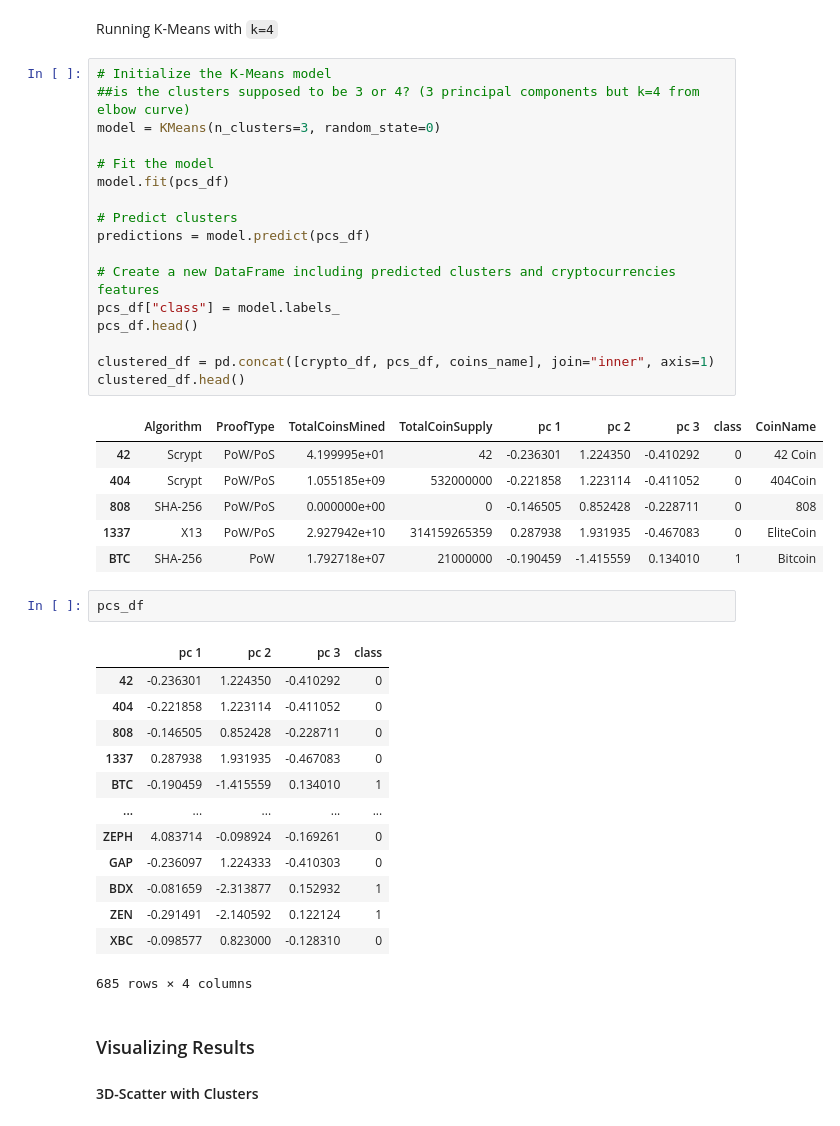
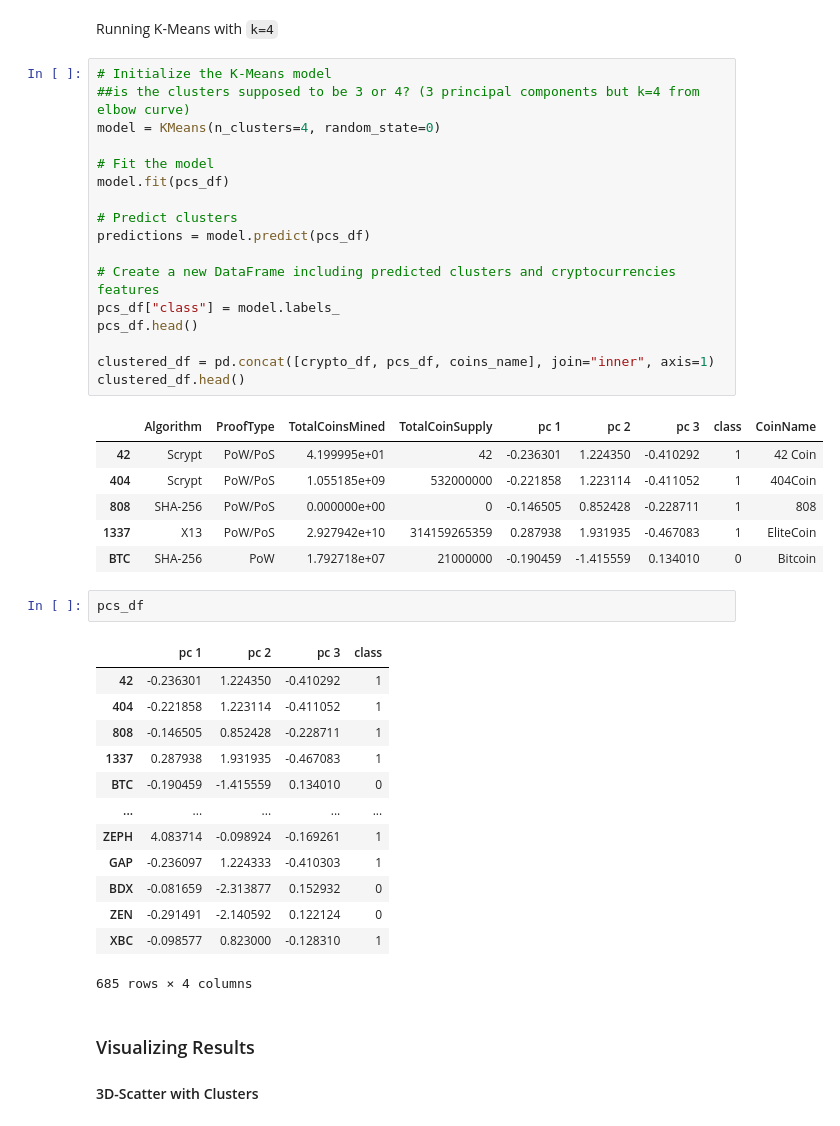
Before and after one commit to Kmaldonado18/unit13-challenge, a Jupyter notebook: Starter_Files/crypto_clustering.ipynb, the cells around one changed output. Saved outputs shown, nothing was run; the diff lists cells and outputs as text.

```diff
--- a/Starter_Files/crypto_clustering.ipynb
+++ b/Starter_Files/crypto_clustering.ipynb
@@ -291,42 +291,42 @@ Running K-Means with `k=4`
 # %%
 # Initialize the K-Means model
 ##is the clusters supposed to be 3 or 4? (3 principal components but k=4 from elbow curve)
-model = KMeans(n_clusters=3, random_state=0)
+model = KMeans(n_clusters=4, random_state=0)
 
 # Fit the model
 model.fit(pcs_df)
 
 # Predict clusters
 predictions = model.predict(pcs_df)
 
 # Create a new DataFrame including predicted clusters and cryptocurrencies features
 pcs_df["class"] = model.labels_
 pcs_df.head()
 
 clustered_df = pd.concat([crypto_df, pcs_df, coins_name], join="inner", axis=1)
 clustered_df.head()
 # %% [output]
 |  | Algorithm | ProofType | TotalCoinsMined | TotalCoinSupply | pc 1 | pc 2 | pc 3 | class | CoinName |
-| 42 | Scrypt | PoW/PoS | 4.199995e+01 | 42 | -0.236301 | 1.224350 | -0.410292 | 0 | 42 Coin |
-| 404 | Scrypt | PoW/PoS | 1.055185e+09 | 532000000 | -0.221858 | 1.223114 | -0.411052 | 0 | 404Coin |
-| 808 | SHA-256 | PoW/PoS | 0.000000e+00 | 0 | -0.146505 | 0.852428 | -0.228711 | 0 | 808 |
-| 1337 | X13 | PoW/PoS | 2.927942e+10 | 314159265359 | 0.287938 | 1.931935 | -0.467083 | 0 | EliteCoin |
-| BTC | SHA-256 | PoW | 1.792718e+07 | 21000000 | -0.190459 | -1.415559 | 0.134010 | 1 | Bitcoin |
+| 42 | Scrypt | PoW/PoS | 4.199995e+01 | 42 | -0.236301 | 1.224350 | -0.410292 | 1 | 42 Coin |
+| 404 | Scrypt | PoW/PoS | 1.055185e+09 | 532000000 | -0.221858 | 1.223114 | -0.411052 | 1 | 404Coin |
+| 808 | SHA-256 | PoW/PoS | 0.000000e+00 | 0 | -0.146505 | 0.852428 | -0.228711 | 1 | 808 |
+| 1337 | X13 | PoW/PoS | 2.927942e+10 | 314159265359 | 0.287938 | 1.931935 | -0.467083 | 1 | EliteCoin |
+| BTC | SHA-256 | PoW | 1.792718e+07 | 21000000 | -0.190459 | -1.415559 | 0.134010 | 0 | Bitcoin |
 # %%
 pcs_df
 # %% [output]
 |  | pc 1 | pc 2 | pc 3 | class |
-| 42 | -0.236301 | 1.224350 | -0.410292 | 0 |
-| 404 | -0.221858 | 1.223114 | -0.411052 | 0 |
-| 808 | -0.146505 | 0.852428 | -0.228711 | 0 |
-| 1337 | 0.287938 | 1.931935 | -0.467083 | 0 |
-| BTC | -0.190459 | -1.415559 | 0.134010 | 1 |
+| 42 | -0.236301 | 1.224350 | -0.410292 | 1 |
+| 404 | -0.221858 | 1.223114 | -0.411052 | 1 |
+| 808 | -0.146505 | 0.852428 | -0.228711 | 1 |
+| 1337 | 0.287938 | 1.931935 | -0.467083 | 1 |
+| BTC | -0.190459 | -1.415559 | 0.134010 | 0 |
 | ... | ... | ... | ... | ... |
-| ZEPH | 4.083714 | -0.098924 | -0.169261 | 0 |
-| GAP | -0.236097 | 1.224333 | -0.410303 | 0 |
-| BDX | -0.081659 | -2.313877 | 0.152932 | 1 |
-| ZEN | -0.291491 | -2.140592 | 0.122124 | 1 |
-| XBC | -0.098577 | 0.823000 | -0.128310 | 0 |
+| ZEPH | 4.083714 | -0.098924 | -0.169261 | 1 |
+| GAP | -0.236097 | 1.224333 | -0.410303 | 1 |
+| BDX | -0.081659 | -2.313877 | 0.152932 | 0 |
+| ZEN | -0.291491 | -2.140592 | 0.122124 | 0 |
+| XBC | -0.098577 | 0.823000 | -0.128310 | 1 |
 685 rows × 4 columns
 # %% [markdown]
 ### Visualizing Results
```
Also changed, not shown: 4 other files.
